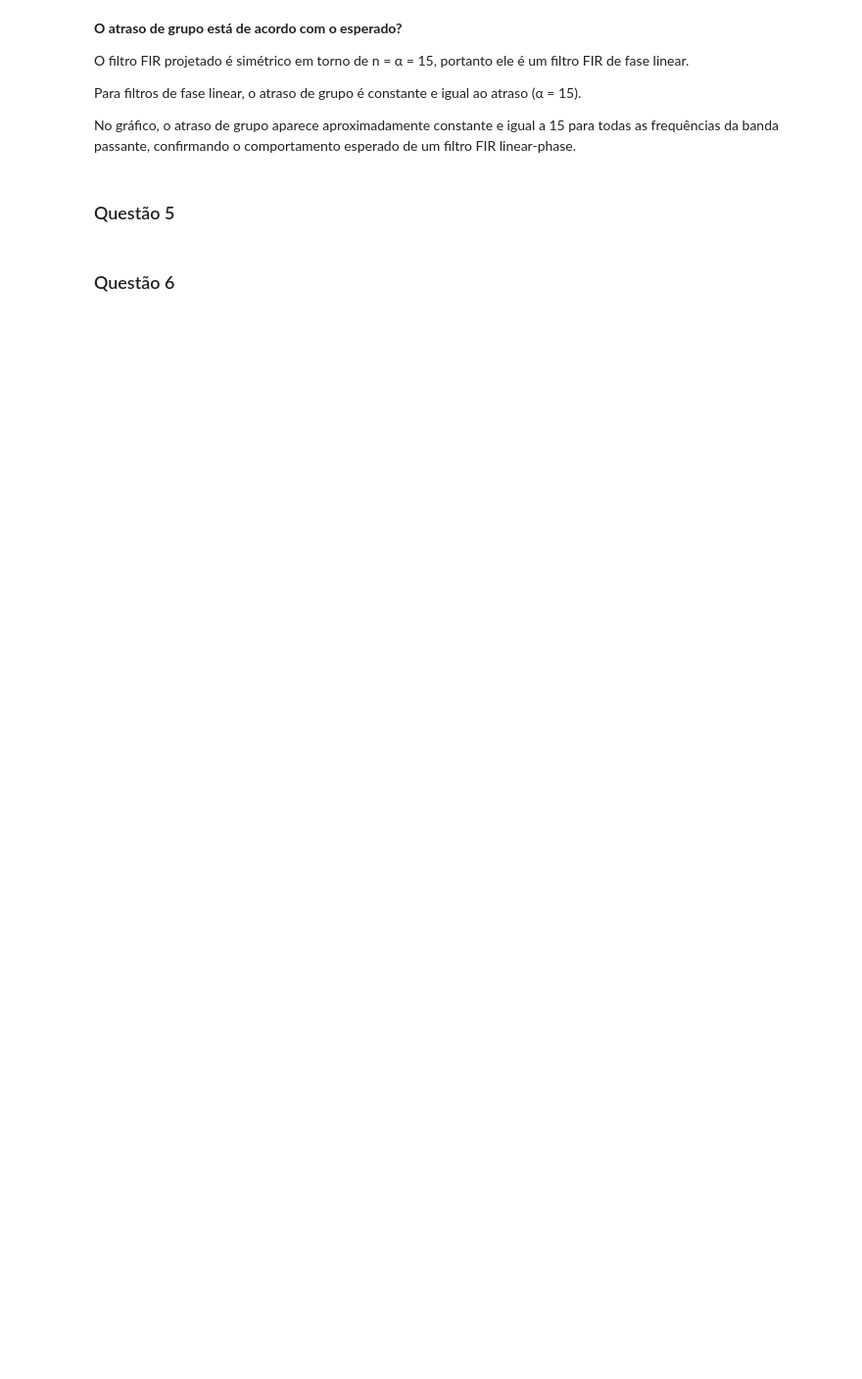
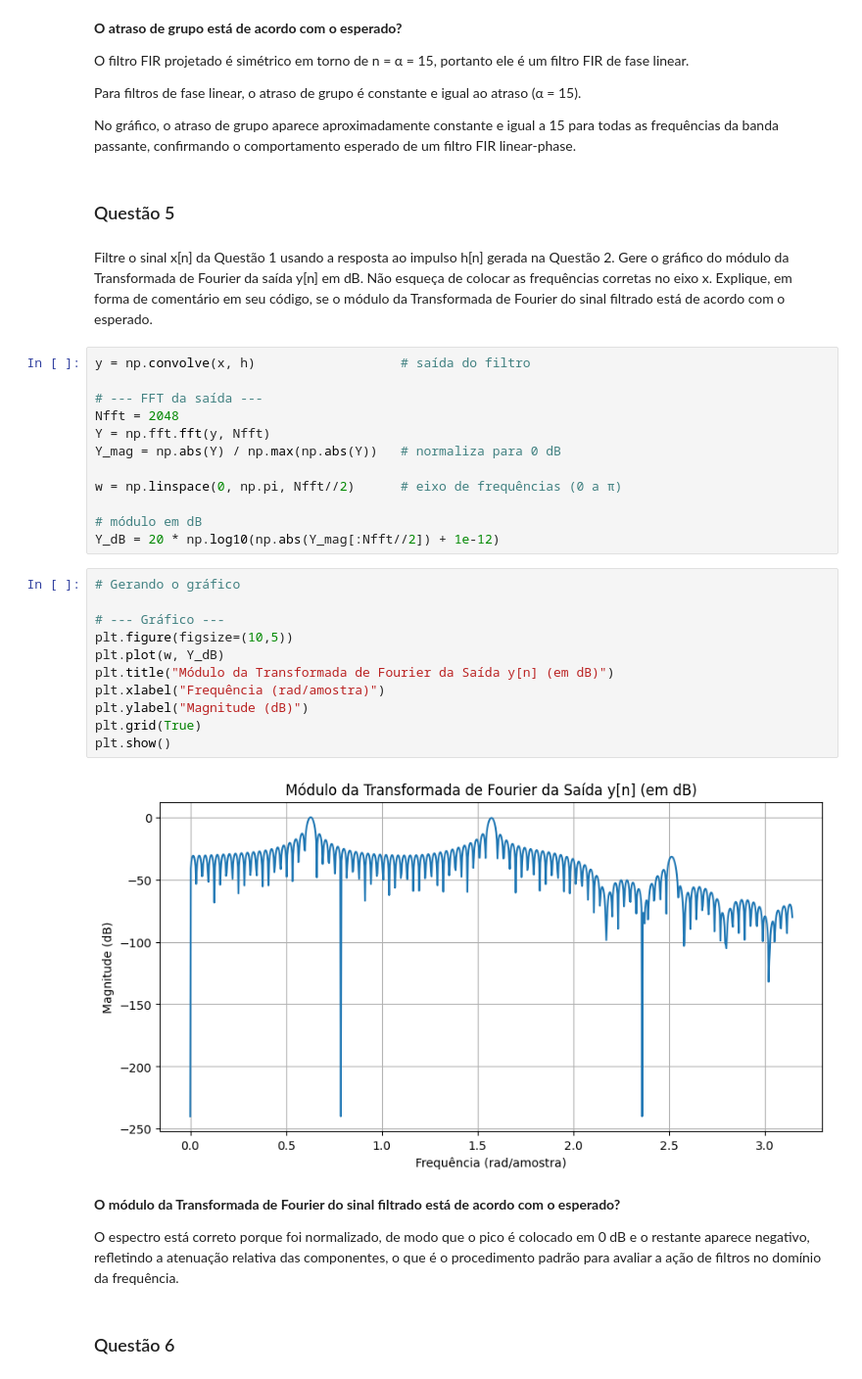
Before and after one commit to Miguel-Edson/Processamento_Digital_de_Sinais, a Jupyter notebook: Trabalho02.ipynb, the cells around one changed output. Shown: that part at 98% size. Drawn from its saved outputs; the diff is of its cells as text; blank space fills up the shorter version.

```diff
--- a/Trabalho02.ipynb
+++ b/Trabalho02.ipynb
@@ -214,5 +207,38 @@ Para filtros de fase linear, o atraso de grupo é constante e igual ao atraso (
 No gráfico, o atraso de grupo aparece aproximadamente constante e igual a 15 para todas as frequências da banda passante, confirmando o comportamento esperado de um filtro FIR linear-phase.
 # %% [markdown]
 ### Questão 5
+# %% [markdown]
+Filtre o sinal x[n] da Questão 1 usando a resposta ao impulso h[n] gerada na Questão 2. Gere o gráfico do módulo da Transformada de Fourier da saída y[n] em dB. Não esqueça de colocar as frequências corretas no eixo x. Explique, em forma de comentário
+em seu código, se o módulo da Transformada de Fourier do sinal filtrado está de acordo com o esperado.
+# %%
+y = np.convolve(x, h)                   # saída do filtro
+
+# --- FFT da saída ---
+Nfft = 2048
+Y = np.fft.fft(y, Nfft)
+Y_mag = np.abs(Y) / np.max(np.abs(Y))   # normaliza para 0 dB
+
+w = np.linspace(0, np.pi, Nfft//2)      # eixo de frequências (0 a π)
+
+# módulo em dB
+Y_dB = 20 * np.log10(np.abs(Y_mag[:Nfft//2]) + 1e-12)
+# %%
+# Gerando o gráfico
+
+# --- Gráfico ---
+plt.figure(figsize=(10,5))
+plt.plot(w, Y_dB)
+plt.title("Módulo da Transformada de Fourier da Saída y[n] (em dB)")
+plt.xlabel("Frequência (rad/amostra)")
+plt.ylabel("Magnitude (dB)")
+plt.grid(True)
+plt.show()
+# %% [output]
+[figure, added]
+# %% [markdown]
+**O módulo da Transformada de Fourier do sinal filtrado está de acordo
+com o esperado?**
+
+O espectro está correto porque foi normalizado, de modo que o pico é colocado em 0 dB e o restante aparece negativo, refletindo a atenuação relativa das componentes, o que é o procedimento padrão para avaliar a ação de filtros no domínio da frequência.
 # %% [markdown]
 ### Questão 6
```
Also changed, not shown: parts of 11 cells of this notebook.
